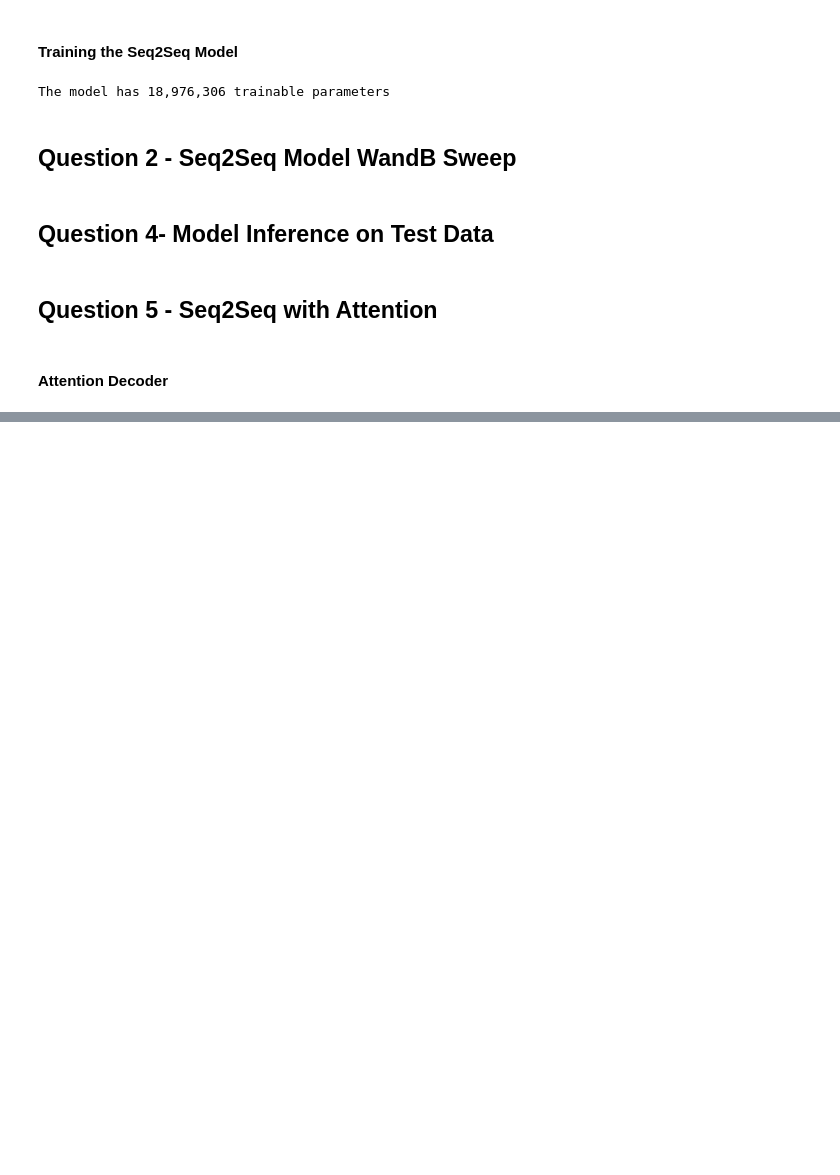
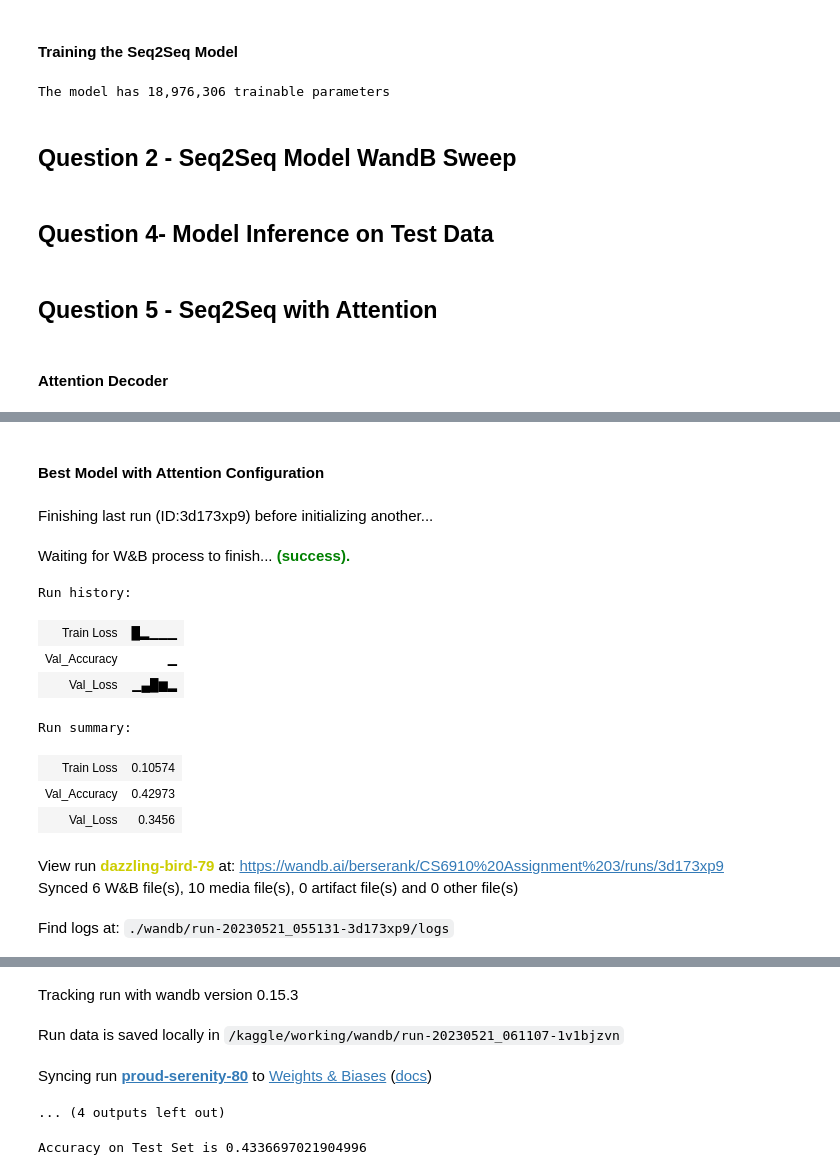
Before and after one commit to berserank/CS6910-A3, a Jupyter notebook: cs6910-a3-ipynb.ipynb, the cells around one changed output, grey strips where cells are left out. Drawn from its saved outputs; the diff is of its cells as text; code cells hidden in the pictures; blank space fills up the shorter version.

```diff
--- a/cs6910-a3-ipynb.ipynb
+++ b/cs6910-a3-ipynb.ipynb
@@ -999,10 +989,10 @@ output_dim = len(target_dict)
 batch_size = 32
 val_batch_size = 32
 enc_embedding = 128
-dec_embedding = 256
+dec_embedding = 128
 hidden = 512
-enc_num_layers = 2
-dec_num_layers = 2
+enc_num_layers = 1
+dec_num_layers = 1
 enc_dropout = 0.4
 dec_dropout = 0.4
 max_length = max_target_length
@@ -1021,5 +1011,6 @@ print(f'The model has {count_parameters(model):,} trainable parameters')
 
 optimizer = torch.optim.NAdam(model.parameters(), lr = 0.001)
 criterion = nn.NLLLoss()
+
 wandb.init(project="CS6910 Assignment 3-Attention")
-trainIters(model, pairs, 32, 6, optimizer, teacher_forcing_ratio, Attention = True)
+trainIters(model, pairs, 32, 8, optimizer, teacher_forcing_ratio, Attention = True)
@@ -1185,0 +1130,41 @@ Word-level-accuracy on val set = 0.20379030273197146
+# %% [markdown]
+#### Best Model with Attention Configuration
+# %%
+input_dim = len(input_dict)
+output_dim = len(target_dict)
+batch_size = 32
+val_batch_size = 32
+enc_embedding = 256
+dec_embedding = 256
+hidden = 512
+enc_num_layers = 1
+dec_num_layers = 1
+enc_dropout = 0.25
+dec_dropout = 0.25
+max_length = max_target_length
+cell_type = 'lstm'
+teacher_forcing_ratio = 0.7
+
+enc = EncoderRNN(device, cell_type, input_dim, enc_embedding, hidden, enc_num_layers, bidirectional = True, dropout_p = enc_dropout)
+dec = AttentionDecoderRNN(device, cell_type, output_dim, dec_embedding, hidden, max_length,  dec_dropout, dec_num_layers , bidirectional = True)
+model = AttentionSeq2Seq(enc, dec, device).to(device)
+optimizer = torch.optim.NAdam(model.parameters(), lr = 0.001)
+criterion = nn.NLLLoss()
+
+
+wandb.init(project="CS6910 Assignment 3")
+trainIters(model, pairs, 32, 3, optimizer, teacher_forcing_ratio, Attention = True)
+# %% [output]
+Finishing last run (ID:3d173xp9) before initializing another...
+Waiting for W&B process to finish... (success).
+Run history:
+| Train Loss | █▂▁▁▁ |
+| Val_Accuracy | ▁ |
+| Val_Loss | ▁▄█▆▂ |
+Run summary:
+| Train Loss | 0.10574 |
+| Val_Accuracy | 0.42973 |
+| Val_Loss | 0.3456 |
+View run dazzling-bird-79 at: https://wandb.ai/berserank/CS6910%20Assignment%203/runs/3d173xp9
+Synced 6 W&B file(s), 10 media file(s), 0 artifact file(s) and 0 other file(s)
+Find logs at: ./wandb/run-20230521_055131-3d173xp9/logs
@@ -1186,9 +1172,13 @@ Word-level-accuracy on val set = 0.20379030273197146
+Tracking run with wandb version 0.15.3
+Run data is saved locally in /kaggle/working/wandb/run-20230521_061107-1v1bjzvn
+Syncing run proud-serenity-80 to Weights & Biases (docs)
+... (4 outputs left out)
 # %%
 test_pairs = pairs[2]
 test_word_count = 0
 
-count = 1
-name = 'Seq2SeqAttentionPredictions'+ str(count)
+count = 10
+name = 'Seq2SeqAttentionPredictions'
 file_path = '/kaggle/working/'+name+'.csv'
 
 for i in np.arange(start=0, stop=len(test_pairs)-batch_size, step=batch_size):
@@ -1227,3 +1217,5 @@ for i in np.arange(start=0, stop=len(test_pairs)-batch_size, step=batch_size):
 test_word_accuracy = test_word_count/(len(test_pairs)-batch_size)
 print(f"Accuracy on Test Set is {test_word_accuracy}")
 # print(attention_map.shape)
+# %% [output]
+Accuracy on Test Set is 0.4336697021904996
```
Also changed, not shown: parts of 11 cells of this notebook.
